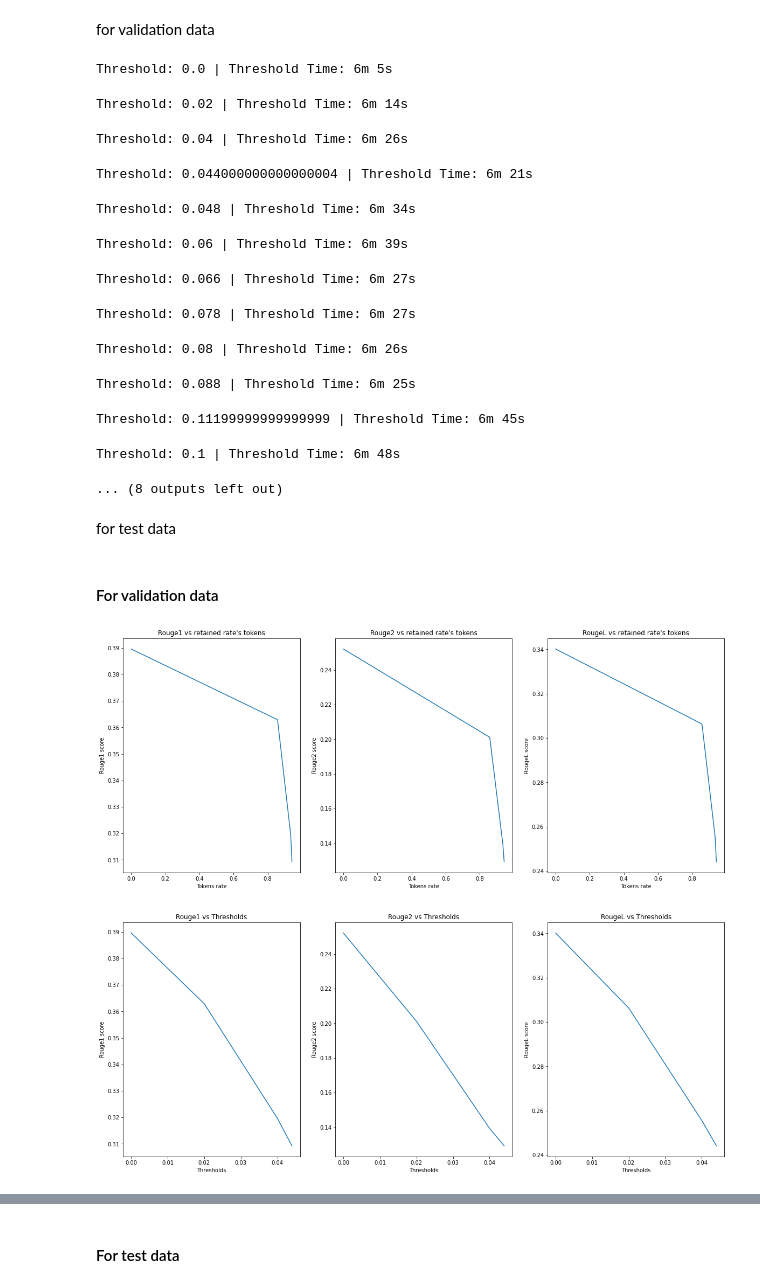
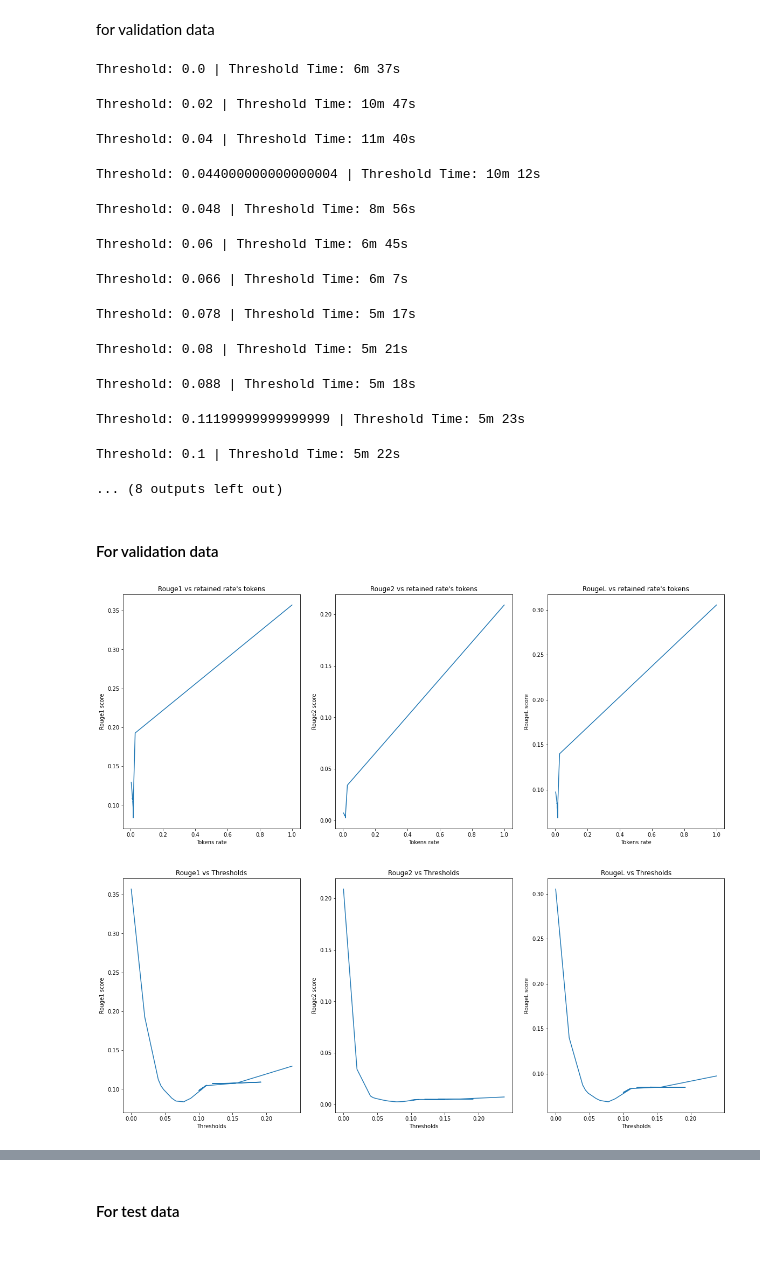
Before and after one commit to jp-ishimwe/Projects, a Jupyter notebook: Final-Project-T5.ipynb, the cells around one changed output, grey strips where cells are left out. Cells and saved outputs as stored; diff of their text form; code cells hidden in the pictures; blank space fills up the shorter version.

```diff
--- a/Final-Project-T5.ipynb
+++ b/Final-Project-T5.ipynb
@@ -1727,7 +1727,7 @@ if load_weights:
         print('>>>>>> Here we Go !')
         PATH = os.path.join(wandb.run.dir, 'final_model_0.04.pth')
     else:
-        PATH = os.path.join('.', '2020-10-26_1457_final_model_0.04.pth')
+        PATH = os.path.join('.', 'final_model_reg0.4.pth')
 
     load_pretrained_weights(model, optimizer, PATH, pretrained=load_weights)
 # %%
@@ -1754,18 +1754,16 @@ for validation data
 #%time results = generator(my_model, val_loader)
 score_dict, result_dict, valid_tokens_info_dict = get_scores_experiment(model, val_loader, config, thresholds)
 # %% [output]
-Threshold: 0.0 | Threshold Time: 6m 5s
+Threshold: 0.0 | Threshold Time: 6m 37s
-Threshold: 0.02 | Threshold Time: 6m 14s
+Threshold: 0.02 | Threshold Time: 10m 47s
-Threshold: 0.04 | Threshold Time: 6m 26s
+Threshold: 0.04 | Threshold Time: 11m 40s
-Threshold: 0.044000000000000004 | Threshold Time: 6m 21s
+Threshold: 0.044000000000000004 | Threshold Time: 10m 12s
-Threshold: 0.048 | Threshold Time: 6m 34s
+Threshold: 0.048 | Threshold Time: 8m 56s
-Threshold: 0.06 | Threshold Time: 6m 39s
+Threshold: 0.06 | Threshold Time: 6m 45s
-Threshold: 0.066 | Threshold Time: 6m 27s
+Threshold: 0.066 | Threshold Time: 6m 7s
-Threshold: 0.078 | Threshold Time: 6m 27s
+Threshold: 0.078 | Threshold Time: 5m 17s
-Threshold: 0.08 | Threshold Time: 6m 26s
+Threshold: 0.08 | Threshold Time: 5m 21s
-Threshold: 0.088 | Threshold Time: 6m 25s
+Threshold: 0.088 | Threshold Time: 5m 18s
-Threshold: 0.11199999999999999 | Threshold Time: 6m 45s
+Threshold: 0.11199999999999999 | Threshold Time: 5m 23s
-Threshold: 0.1 | Threshold Time: 6m 48s
+Threshold: 0.1 | Threshold Time: 5m 22s
 ... (8 outputs left out)
-# %% [markdown]
-for test data
@@ -1781,6 +1777,7 @@ dropped = []
 nonzerostokens = []
 totaltokens = []
 retained_rate = []
+dropped_rates = []
 
 for thr, thr_t in zip(score_dict.keys(), valid_tokens_info_dict.keys()):
 
@@ -1792,7 +1789,8 @@ for thr, thr_t in zip(score_dict.keys(), valid_tokens_info_dict.keys()):
     nonzerostokens.append(valid_tokens_info_dict[thr_t][1])
     totaltokens.append(valid_tokens_info_dict[thr_t][-1])
     drop_rate = valid_tokens_info_dict[thr_t][1].item()/valid_tokens_info_dict[thr_t][-1].item()
-    retained_rate.append(1-drop_rate)
+    dropped_rates.append(1-drop_rate)
+    retained_rate.append(drop_rate)
 # %%
 import matplotlib.pyplot as plt
 
@@ -1820,29 +1818,27 @@ axes[2].set_xlabel('Tokens rate')
 axes[2].set_ylabel('RougeL score')
 axes[2].set_title("RougeL vs retained rate's tokens");
 # %% [output]
-[figure, old version]
+[figure, new version]
 # %%
-threshds = np.array(threshold)
-
 figure, axeses = plt.subplots(1, 3, figsize=(20, 8))
 
-axeses[0].plot(threshds,rouge11)
+axeses[0].plot(thresholds,rouge11)
 axeses[0].set_xlabel('Thresholds')
 axeses[0].set_ylabel('Rouge1 score')
 axeses[0].set_title("Rouge1 vs Thresholds")
 
-axeses[1].plot(threshds,rouge22)
+axeses[1].plot(thresholds,rouge22)
 #axes[1].axis('tight')
 axeses[1].set_xlabel('Thresholds')
 axeses[1].set_ylabel('Rouge2 score')
 axeses[1].set_title("Rouge2 vs Thresholds")
 
-axeses[2].plot(threshds,rougeLL)
+axeses[2].plot(thresholds,rougeLL)
 axeses[2].set_xlabel('Thresholds')
 axeses[2].set_ylabel('RougeL score')
 axeses[2].set_title("RougeL vs Thresholds");
 # %% [output]
-[figure, old version]
+[figure, new version]
 # %%
 plt.plot(threshds, rate)
 plt.xlabel('Thresholds')
```
Also changed, not shown: parts of 9 cells of this notebook.
